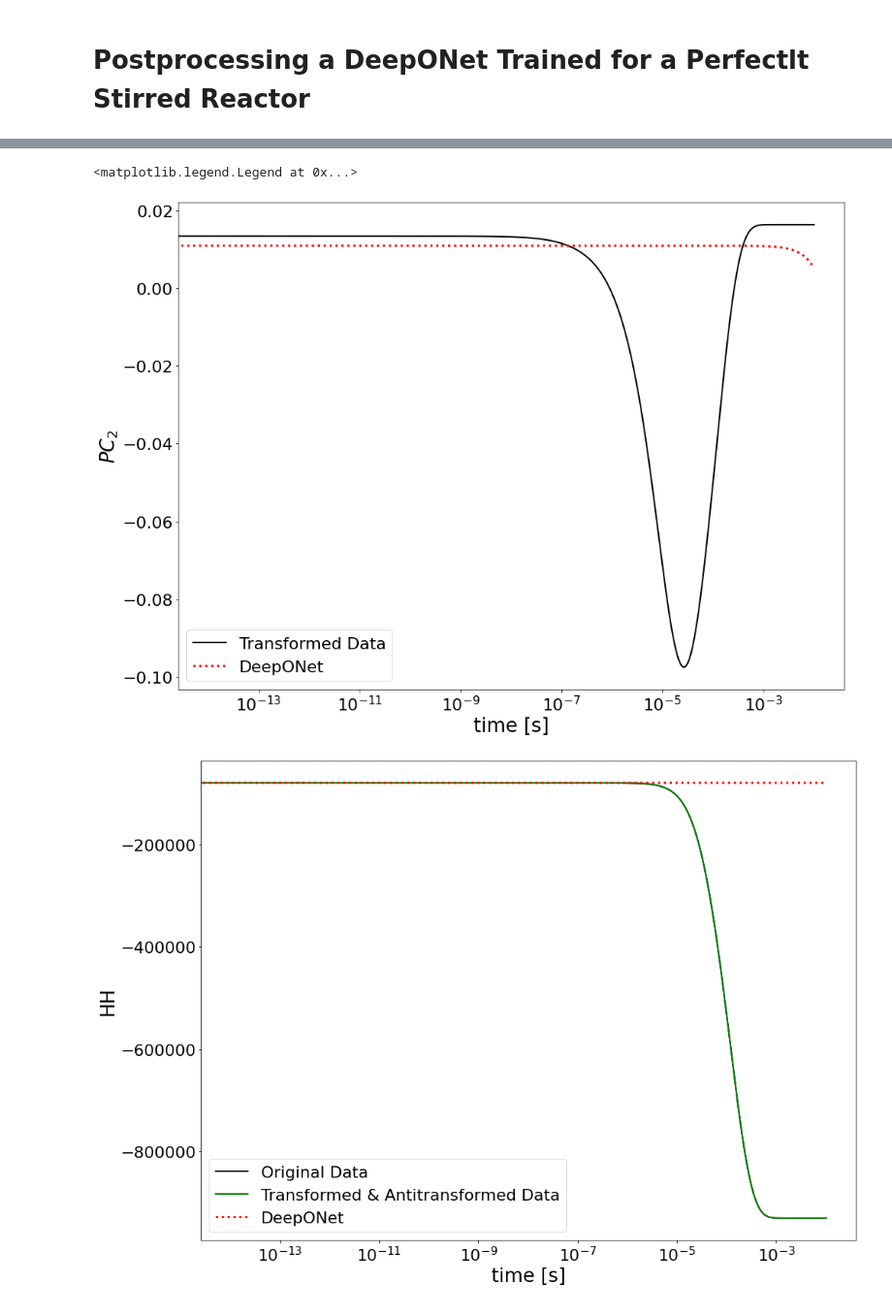
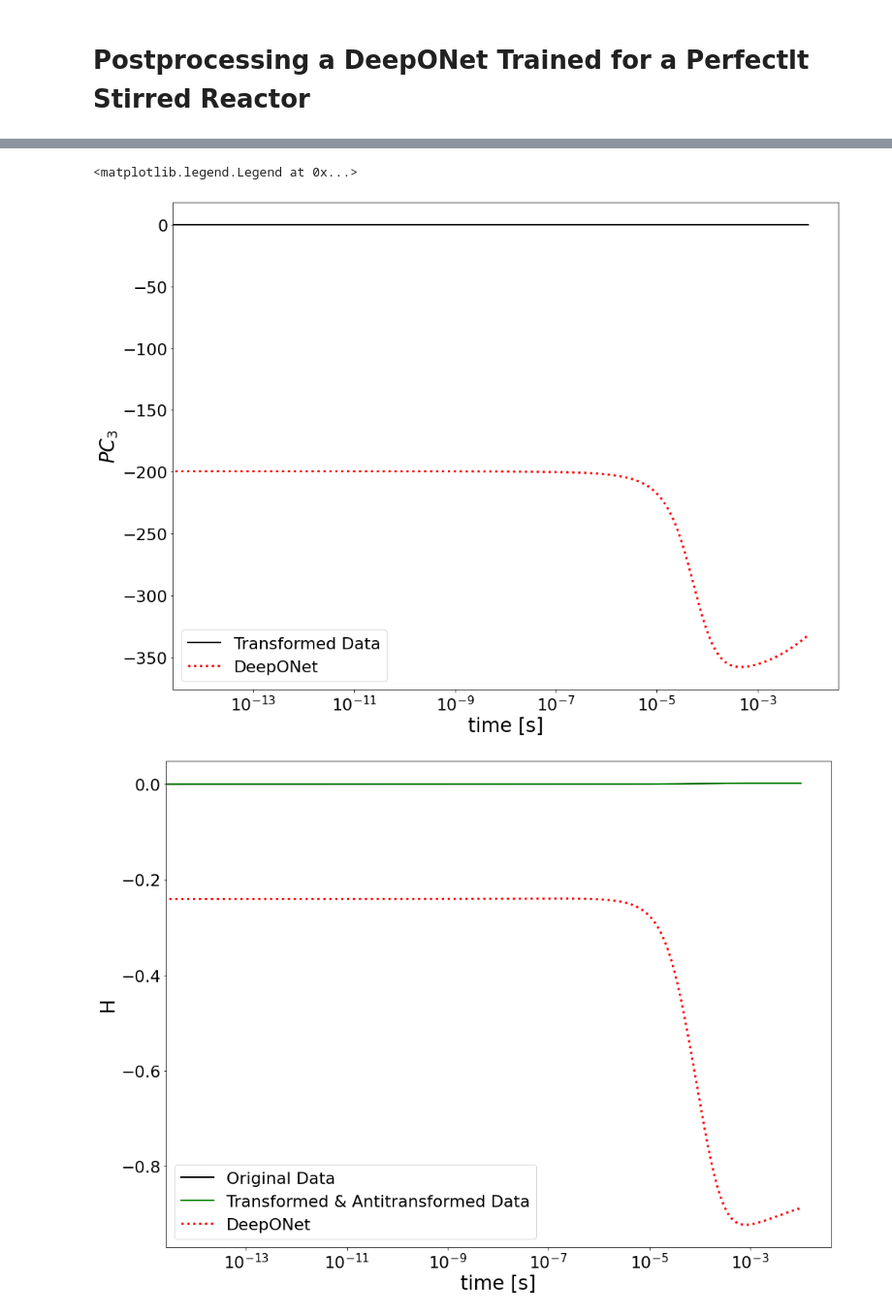
Before and after one commit to simoneventuri/ROMNet_, a Jupyter notebook: scripts/postprocessing/PSReactor/DeepONet/Predict_DeepONet.ipynb, the cells around one changed output, grey strips where cells are left out. Shown: that part at 97% size. Saved outputs shown, nothing was run; the diff lists cells and outputs as text; code cells hidden in the pictures.

```diff
--- a/scripts/postprocessing/PSReactor/DeepONet/Predict_DeepONet.ipynb
+++ b/scripts/postprocessing/PSReactor/DeepONet/Predict_DeepONet.ipynb
@@ -24,7 +24,7 @@ ROMNetFldr    = WORKSPACE_PATH + '/ROMNet/romnet/'
 OutputDir     = WORKSPACE_PATH+'/ROMNet/Data/PSR_10Cases/'
 TestDir       = WORKSPACE_PATH+'/ROMNet/Data/PSR_10Cases_Test/'
 
-PathToRunFld  = WORKSPACE_PATH + '/ROMNet/PSR_10Cases/DeepONet/Deterministic/Run_20/'
+PathToRunFld  = WORKSPACE_PATH + '/ROMNet/PSR_10Cases/DeepONet/Deterministic/Run_3/'
 #PathToRunFld  = WORKSPACE_PATH + '/ROMNet/PSR_10Cases/DeepONet/MCDropOut/Run_2/'
 #PathToRunFld  = WORKSPACE_PATH + '/ROMNet/PSR_10Cases/DeepONet/BayesByBackprop/Run_1/'
 
@@ -108,7 +108,7 @@ D        = pd.read_csv(FileName, delimiter=',', header=None).to_numpy()
 # %%
 ### Evaluating on Test Data
 
-VarOI    = 'HH'
+VarOI    = 'H'
 
 
 FileName = DirDir + '/Orig/train/ext/y.csv.1'
@@ -133,7 +133,7 @@ FileName       = DirDir + '/Orig/train/ext/ResidenceTimes.csv'
 Data           = pd.read_csv(FileName, header=None)
 RestValVecTest = np.log10(Data.to_numpy())
 
-iPC = 1
+iPC = 2
 
 ax  = []
 
@@ -237,3 +237,3 @@ RestVal =  [-4.99567863] ; y0_pca =  [2.70169506e+02 1.33411630e-02 1.91245453e-
 <matplotlib.legend.Legend at 0x...>
-[figure, old version]
+[figure, new version]
-[figure, old version]
+[figure, new version]
```
Also changed, not shown: parts of 3 cells of this notebook, 9 other files.
